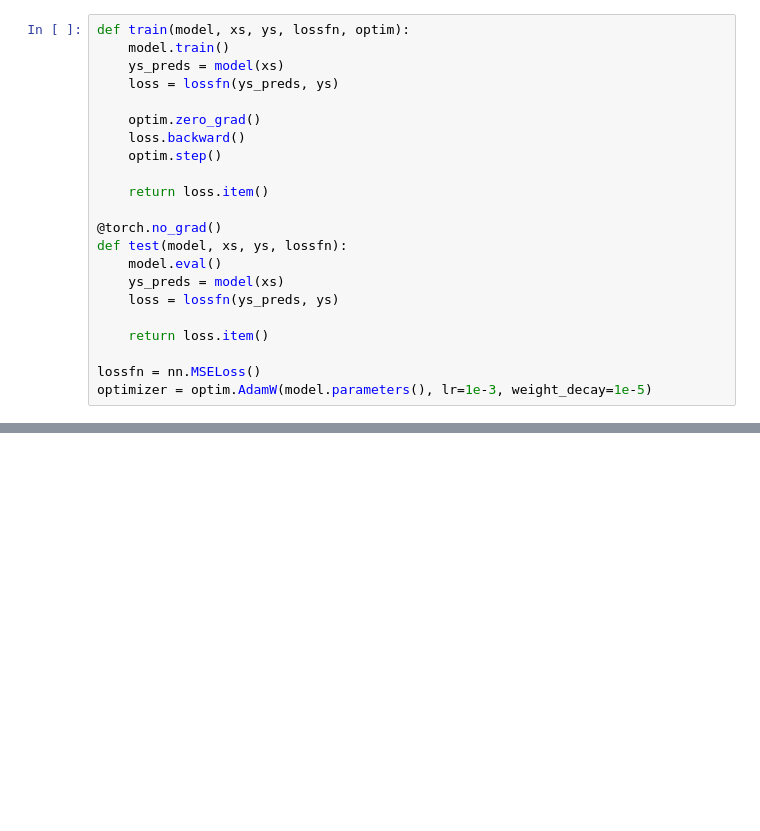
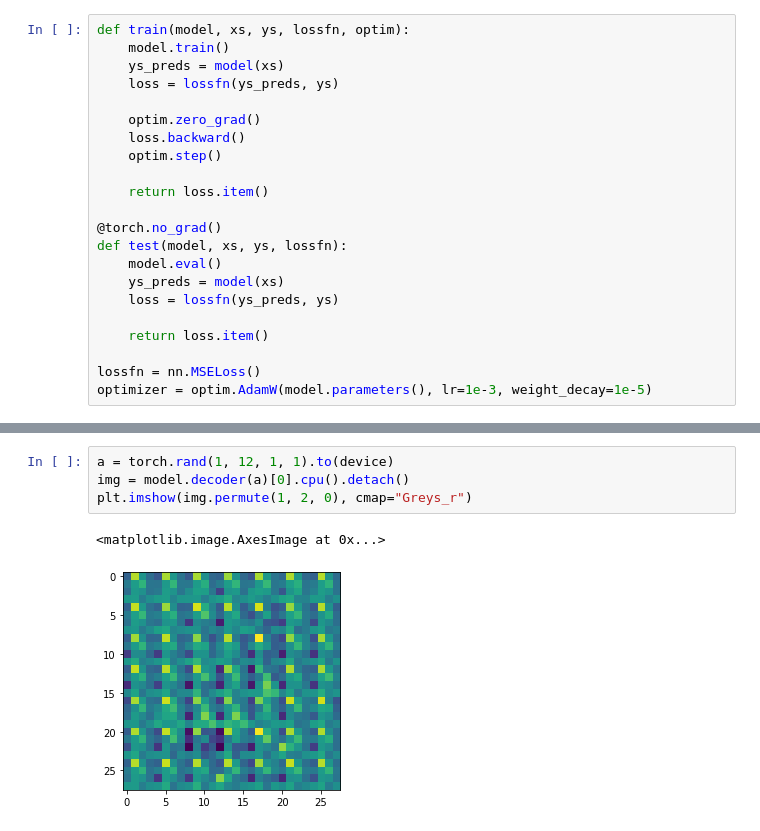
Before and after one commit to liangkun/playground, a Jupyter notebook: autoencoder.ipynb, the cells around one changed output, grey strips where cells are left out. Drawn from its saved outputs; the diff is of its cells as text; blank space fills up the shorter version.

```diff
--- a/autoencoder.ipynb
+++ b/autoencoder.ipynb
@@ -217,0 +218,7 @@ plt.colorbar(drawedges=True)
+# %%
+a = torch.rand(1, 12, 1, 1).to(device)
+img = model.decoder(a)[0].cpu().detach()
+plt.imshow(img.permute(1, 2, 0), cmap="Greys_r")
+# %% [output]
+<matplotlib.image.AxesImage at 0x...>
+[figure, added]
```
Also changed, not shown: parts of 5 cells of this notebook.
